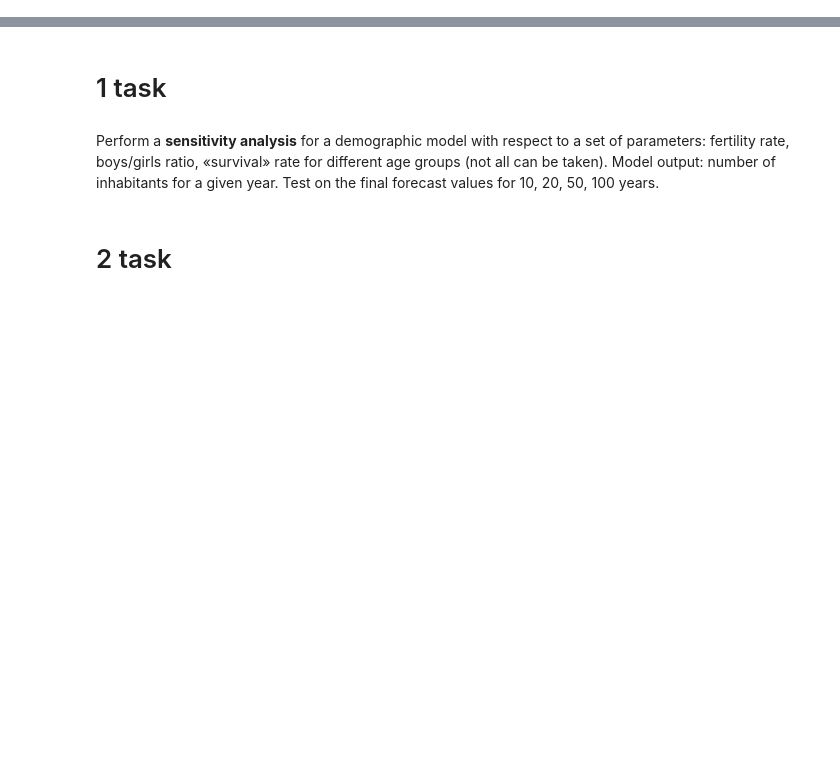
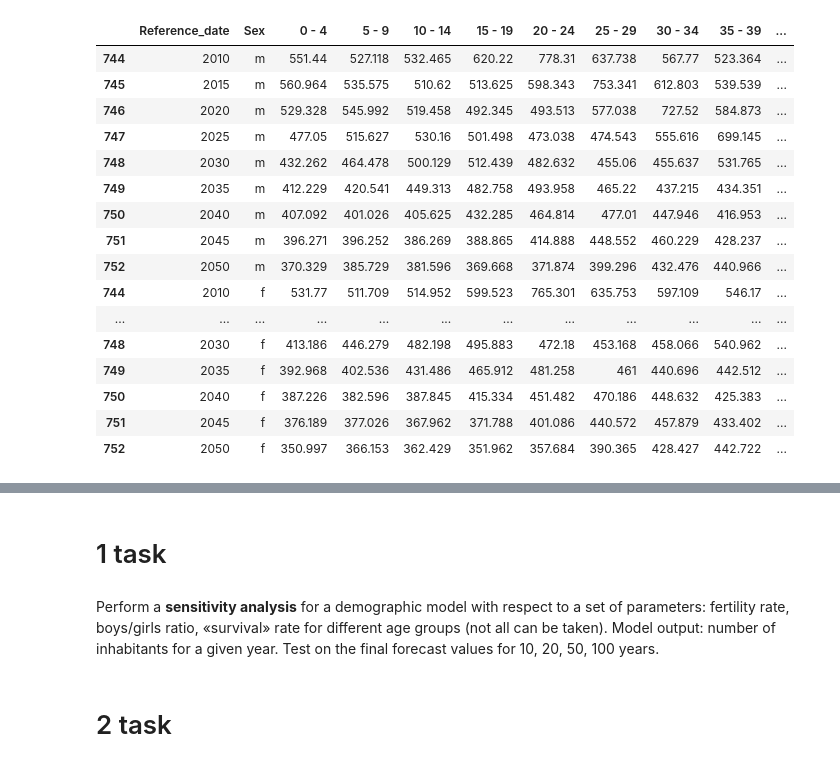
Before and after one commit to bogya345/DiscModel_labs, a Jupyter notebook: lab2.ipynb, the cells around one changed output, grey strips where cells are left out. Cells and saved outputs as stored; diff of their text form; code cells hidden in the pictures; blank space fills up the shorter version.

```diff
--- a/lab2.ipynb
+++ b/lab2.ipynb
@@ -18,17 +21,17 @@ cols = [
     '65 - 69', '70 - 74', '75 - 79', '80 - 84', '85 - 89', '90 - 94',
     '95 - 99', '100+'
 ]
-cols_ext_period = [ 'Sex',
+cols_ext_period = [ 'Reference_date', 'Sex',
     '0 - 4', '5 - 9', '10 - 14', '15 - 19',
     '20 - 24', '25 - 29', '30 - 34', '35 - 39',
     '40 - 44', '45 - 49', '50 - 54', '55 - 59', '60 - 64',
     '65 - 69', '70 - 74', '75 - 79', '80 - 84'
-    ,'85 - 89', '90 - 94', '95 - 99', '100+'
+    # ,'85 - 89', '90 - 94', '95 - 99', '100+'
 ]
 cols_period = [
     '0 - 4', '5 - 9', '10 - 14', '15 - 19',
     '20 - 24', '25 - 29', '30 - 34', '35 - 39',
     '40 - 44', '45 - 49', '50 - 54', '55 - 59', '60 - 64',
     '65 - 69', '70 - 74', '75 - 79', '80 - 84'
-    ,'85 - 89', '90 - 94', '95 - 99', '100+'
+    # ,'85 - 89', '90 - 94', '95 - 99', '100+'
 ]
@@ -56,0 +38,7 @@ r3
+# %%
+dff = pd.read_excel(path_age_data, sheet_name=sheet2f)
+dff.columns = cols
+dff.dropna(subset=['Index', 'Variant', 'Area'], inplace=True)
+dff = dff.iloc[1: , :]
+dff['Sex'] = 'f'
+dff
@@ -56,0 +59,7 @@ r3
+# %%
+dfm = pd.read_excel(path_age_data, sheet_name=sheet2m)
+dfm.columns = cols
+dfm.dropna(subset=['Index', 'Variant', 'Area'], inplace=True)
+dfm = dfm.iloc[1: , :]
+dfm['Sex'] = 'm'
+dfm
@@ -56,0 +80,3 @@ r3
+# %%
+df = dfm.append(dff)
+df
@@ -56,0 +97,21 @@ r3
+# %%
+d_splited = df[ df['Country_code']==choosenCountryCode ][cols_ext_period]
+d_splited
+# %% [output]
+|  | Reference_date | Sex | 0 - 4 | 5 - 9 | 10 - 14 | 15 - 19 | 20 - 24 | 25 - 29 | 30 - 34 | 35 - 39 | ... |
+| 744 | 2010 | m | 551.44 | 527.118 | 532.465 | 620.22 | 778.31 | 637.738 | 567.77 | 523.364 | ... |
+| 745 | 2015 | m | 560.964 | 535.575 | 510.62 | 513.625 | 598.343 | 753.341 | 612.803 | 539.539 | ... |
+| 746 | 2020 | m | 529.328 | 545.992 | 519.458 | 492.345 | 493.513 | 577.038 | 727.52 | 584.873 | ... |
+| 747 | 2025 | m | 477.05 | 515.627 | 530.16 | 501.498 | 473.038 | 474.543 | 555.616 | 699.145 | ... |
+| 748 | 2030 | m | 432.262 | 464.478 | 500.129 | 512.439 | 482.632 | 455.06 | 455.637 | 531.765 | ... |
+| 749 | 2035 | m | 412.229 | 420.541 | 449.313 | 482.758 | 493.958 | 465.22 | 437.215 | 434.351 | ... |
+| 750 | 2040 | m | 407.092 | 401.026 | 405.625 | 432.285 | 464.814 | 477.01 | 447.946 | 416.953 | ... |
+| 751 | 2045 | m | 396.271 | 396.252 | 386.269 | 388.865 | 414.888 | 448.552 | 460.229 | 428.237 | ... |
+| 752 | 2050 | m | 370.329 | 385.729 | 381.596 | 369.668 | 371.874 | 399.296 | 432.476 | 440.966 | ... |
+| 744 | 2010 | f | 531.77 | 511.709 | 514.952 | 599.523 | 765.301 | 635.753 | 597.109 | 546.17 | ... |
+| ... | ... | ... | ... | ... | ... | ... | ... | ... | ... | ... | ... |
+| 748 | 2030 | f | 413.186 | 446.279 | 482.198 | 495.883 | 472.18 | 453.168 | 458.066 | 540.962 | ... |
+| 749 | 2035 | f | 392.968 | 402.536 | 431.486 | 465.912 | 481.258 | 461 | 440.696 | 442.512 | ... |
+| 750 | 2040 | f | 387.226 | 382.596 | 387.845 | 415.334 | 451.482 | 470.186 | 448.632 | 425.383 | ... |
+| 751 | 2045 | f | 376.189 | 377.026 | 367.962 | 371.788 | 401.086 | 440.572 | 457.879 | 433.402 | ... |
+| 752 | 2050 | f | 350.997 | 366.153 | 362.429 | 351.962 | 357.684 | 390.365 | 428.427 | 442.722 | ... |
```
Also changed, not shown: parts of 12 cells of this notebook.
